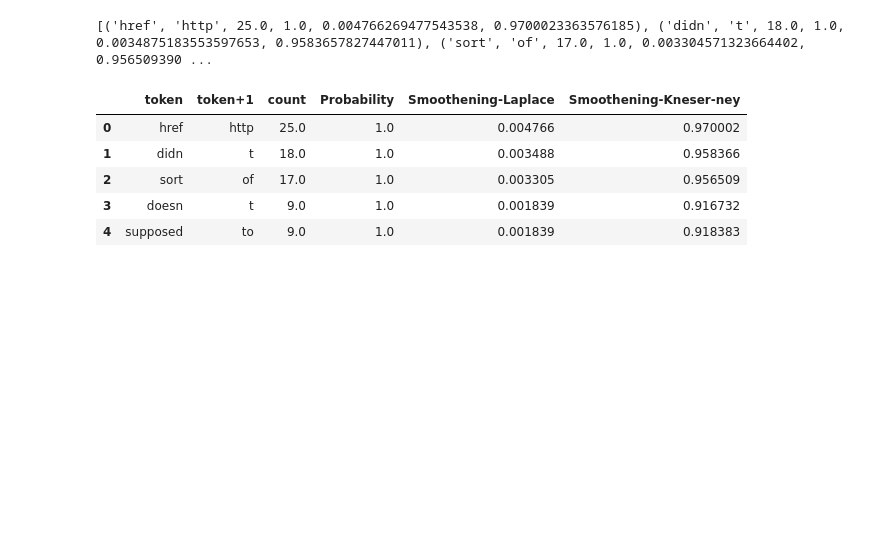
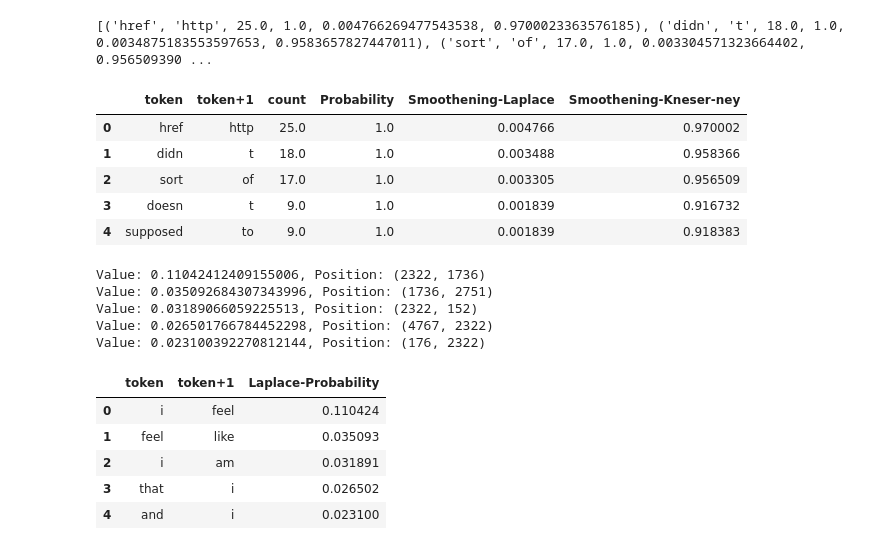
Before and after one commit to Jaskaran320/NLP-assignments, a Jupyter notebook: Assignment-1/Task-2/test.ipynb, the cells around one changed output. Drawn from its saved outputs; the diff is of its cells as text; code cells hidden in the pictures; blank space fills up the shorter version.

```diff
--- a/Assignment-1/Task-2/test.ipynb
+++ b/Assignment-1/Task-2/test.ipynb
@@ -169,3 +169,30 @@ df.head(5)
 # %%
 matrix=model.get_laplace_matrix()
 matrix=matrix[1:,1:]
+# %%
+flattened_matrix = [(i, j, value) for i, row in enumerate(matrix2) for j, value in enumerate(row)]
+top_5_values_with_positions = sorted(flattened_matrix, key=lambda x: x[2], reverse=True)[:5]
+
+# Print the top 5 values with their positions
+for position in top_5_values_with_positions:
+    print(f"Value: {position[2]}, Position: ({position[0]}, {position[1]})")
+# %% [output]
+Value: 0.11042412409155006, Position: (2322, 1736)
+Value: 0.035092684307343996, Position: (1736, 2751)
+Value: 0.03189066059225513, Position: (2322, 152)
+Value: 0.026501766784452298, Position: (4767, 2322)
+Value: 0.023100392270812144, Position: (176, 2322)
+# %%
+laplace=[]
+for position in top_5_values_with_positions:
+    laplace.append((model.get_tokens()[position[0]+1],model.get_tokens()[position[1]+1],position[2]))
+# %%
+df = pd.DataFrame(laplace,columns=["token","token+1","Laplace-Probability"])
+df.head(5)
+# %% [output]
+|  | token | token+1 | Laplace-Probability |
+| 0 | i | feel | 0.110424 |
+| 1 | feel | like | 0.035093 |
+| 2 | i | am | 0.031891 |
+| 3 | that | i | 0.026502 |
+| 4 | and | i | 0.023100 |
```
Also changed, not shown: parts of 2 cells of this notebook.
